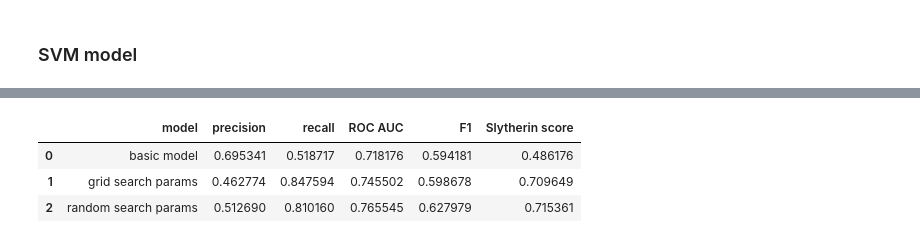
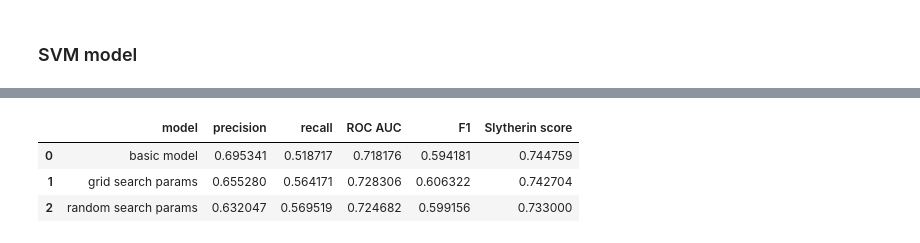
Before and after one commit to infoshareacademy/jdszr6-slytherin_group, a Jupyter notebook: ML_project/mr_scripts/Telco_SVM_MR.ipynb, the cells around one changed output, grey strips where cells are left out. Cells and saved outputs as stored; diff of their text form; code cells hidden in the pictures.

Commit message:
add new slytherin score

```diff
--- a/ML_project/mr_scripts/Telco_SVM_MR.ipynb
+++ b/ML_project/mr_scripts/Telco_SVM_MR.ipynb
@@ -76,13 +77,6 @@ X_train, X_val, y_train, y_val = train_test_split(X,y,random_state=44,train_size
 X_val, X_test, y_val, y_test = train_test_split(X_val, y_val, random_state=44,train_size=0.5,stratify=y_val)
 # %% [markdown]
 ### Make scorer "slytherin score"
-# %%
-def function(y_true, y_pred, discount = 0.2):
-
-    matrix = confusion_matrix(y_true, y_pred)
-    TP = matrix[0][0]
-    FP = matrix[0][1]
-    FN = matrix[1][0]
-    TN = matrix[1][1]
-
-    return 1 - (FN + discount*FP)/(TN + discount*TP)
+# %%
+basic_medians = [64.45, 79.65]
+basic_discount = 1 - basic_medians[0] / basic_medians[1]
@@ -89,5 +123,5 @@ def function(y_true, y_pred, discount = 0.2):
 # %%
-slytherin_score = make_scorer(function)
+slytherin_score = make_scorer(function, greater_is_better=True)
 # %% [markdown]
 ### Clasification witg Grid Search CV for SVM model
 # %%
@@ -204,10 +238,10 @@ scores = []
 svm_model = svm.SVC(random_state=44)
 svm_model.fit(X_train, y_train)
 # params grid
-svm_model_grid = svm.SVC(C=3, class_weight="balanced", degree=1,  gamma='scale', kernel='poly', random_state=44 )
+svm_model_grid = svm.SVC(C=1, degree=1,  gamma='auto', kernel='sigmoid', random_state=44 )
 svm_model_grid.fit(X_train, y_train)
 # params random
-svm_model_random = svm.SVC(kernel= 'rbf', gamma= 'auto', degree= 4, class_weight= 'balanced', C= 5, random_state=44)
+svm_model_random = svm.SVC(kernel= 'sigmoid', gamma= 'auto', degree= 3, C= 2, random_state=44)
 svm_model_random.fit(X_train, y_train)
 
 #prediction from models
@@ -242,33 +276,33 @@ SS = slytherin_score(svm_model_grid, X_val, y_val)
 
 scores.append({"model": "grid search params",
                 "precision": precision,
                 "recall": recall,
                 "ROC AUC": roc_auc,
                 "F1": f1,
                 "Slytherin score": SS
                     })
 
 
 precision = metrics.precision_score(y_val, pred_random)
 recall = metrics.recall_score(y_val, pred_random)
 roc_auc = metrics.roc_auc_score(y_val, pred_random)
 f1 = metrics.f1_score(y_val, pred_random)
 SS = slytherin_score(svm_model_random, X_val, y_val)
 
 scores.append({"model": "random search params",
                 "precision": precision,
                 "recall": recall,
                 "ROC AUC": roc_auc,
                 "F1": f1,
                 "Slytherin score": SS
                     })
 
 
 scores_df = pd.DataFrame(scores,columns=["model","precision","recall","ROC AUC","F1","Slytherin score"])
 
 scores_df
 # %% [output]
 |  | model | precision | recall | ROC AUC | F1 | Slytherin score |
-| 0 | basic model | 0.695341 | 0.518717 | 0.718176 | 0.594181 | 0.486176 |
-| 1 | grid search params | 0.462774 | 0.847594 | 0.745502 | 0.598678 | 0.709649 |
-| 2 | random search params | 0.512690 | 0.810160 | 0.765545 | 0.627979 | 0.715361 |
+| 0 | basic model | 0.695341 | 0.518717 | 0.718176 | 0.594181 | 0.744759 |
+| 1 | grid search params | 0.655280 | 0.564171 | 0.728306 | 0.606322 | 0.742704 |
+| 2 | random search params | 0.632047 | 0.569519 | 0.724682 | 0.599156 | 0.733000 |
```
Also changed, not shown: parts of 7 cells of this notebook.
